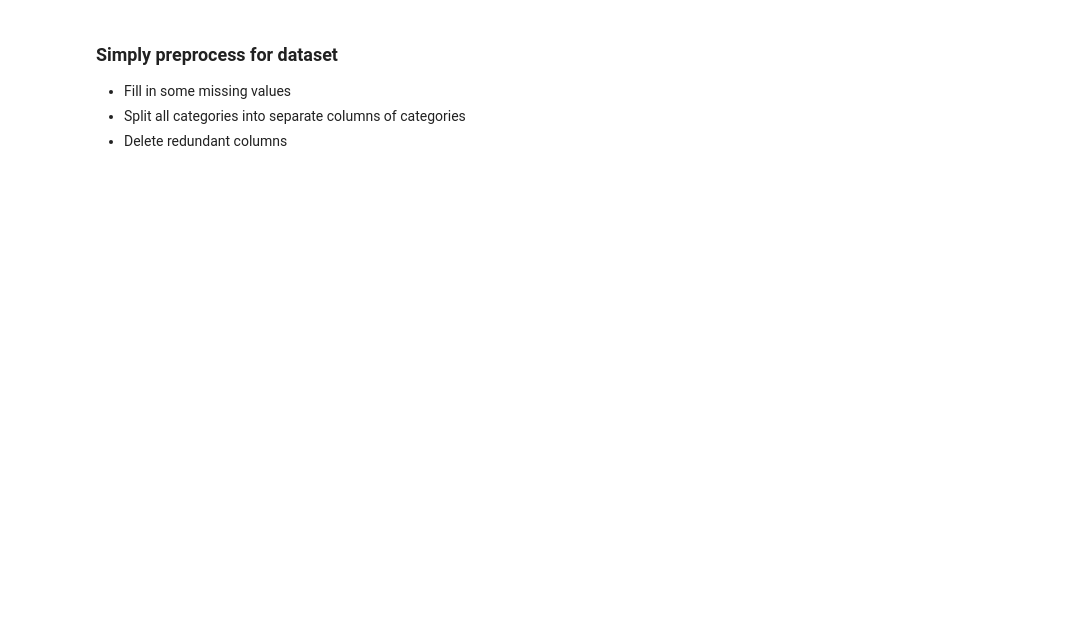
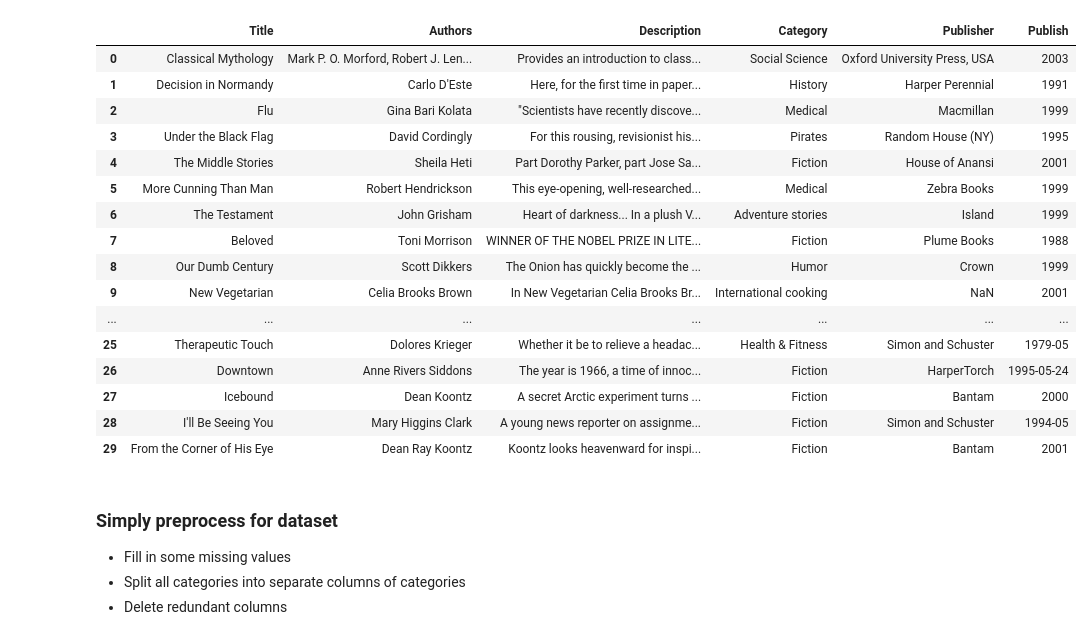
Before and after one commit to rottenfishh/Book-RecSys, a Jupyter notebook: baseline.ipynb, the cells around one changed output. Saved outputs shown, nothing was run; the diff lists cells and outputs as text; code cells hidden in the pictures; blank space fills up the shorter version.

```diff
--- a/baseline.ipynb
+++ b/baseline.ipynb
@@ -2,7 +2,26 @@
 import pandas as pd
 import numpy as np
 # %%
-dataset = pd.read_csv("BooksDatasetClean.csv")
+dataset = pd.read_csv("output.csv")
+dataset.head(30)
+# %% [output]
+|  | Title | Authors | Description | Category | Publisher | Publish |
+| 0 | Classical Mythology | Mark P. O. Morford, Robert J. Len... | Provides an introduction to class... | Social Science | Oxford University Press, USA | 2003 |
+| 1 | Decision in Normandy | Carlo D'Este | Here, for the first time in paper... | History | Harper Perennial | 1991 |
+| 2 | Flu | Gina Bari Kolata | "Scientists have recently discove... | Medical | Macmillan | 1999 |
+| 3 | Under the Black Flag | David Cordingly | For this rousing, revisionist his... | Pirates | Random House (NY) | 1995 |
+| 4 | The Middle Stories | Sheila Heti | Part Dorothy Parker, part Jose Sa... | Fiction | House of Anansi | 2001 |
+| 5 | More Cunning Than Man | Robert Hendrickson | This eye-opening, well-researched... | Medical | Zebra Books | 1999 |
+| 6 | The Testament | John Grisham | Heart of darkness... In a plush V... | Adventure stories | Island | 1999 |
+| 7 | Beloved | Toni Morrison | WINNER OF THE NOBEL PRIZE IN LITE... | Fiction | Plume Books | 1988 |
+| 8 | Our Dumb Century | Scott Dikkers | The Onion has quickly become the ... | Humor | Crown | 1999 |
+| 9 | New Vegetarian | Celia Brooks Brown | In New Vegetarian Celia Brooks Br... | International cooking | NaN | 2001 |
+| ... | ... | ... | ... | ... | ... | ... |
+| 25 | Therapeutic Touch | Dolores Krieger | Whether it be to relieve a headac... | Health & Fitness | Simon and Schuster | 1979-05 |
+| 26 | Downtown | Anne Rivers Siddons | The year is 1966, a time of innoc... | Fiction | HarperTorch | 1995-05-24 |
+| 27 | Icebound | Dean Koontz | A secret Arctic experiment turns ... | Fiction | Bantam | 2000 |
+| 28 | I'll Be Seeing You | Mary Higgins Clark | A young news reporter on assignme... | Fiction | Simon and Schuster | 1994-05 |
+| 29 | From the Corner of His Eye | Dean Ray Koontz | Koontz looks heavenward for inspi... | Fiction | Bantam | 2001 |
 # %% [markdown]
 ### Simply preprocess for dataset
 
```
Also changed, not shown: parts of 6 cells of this notebook.
